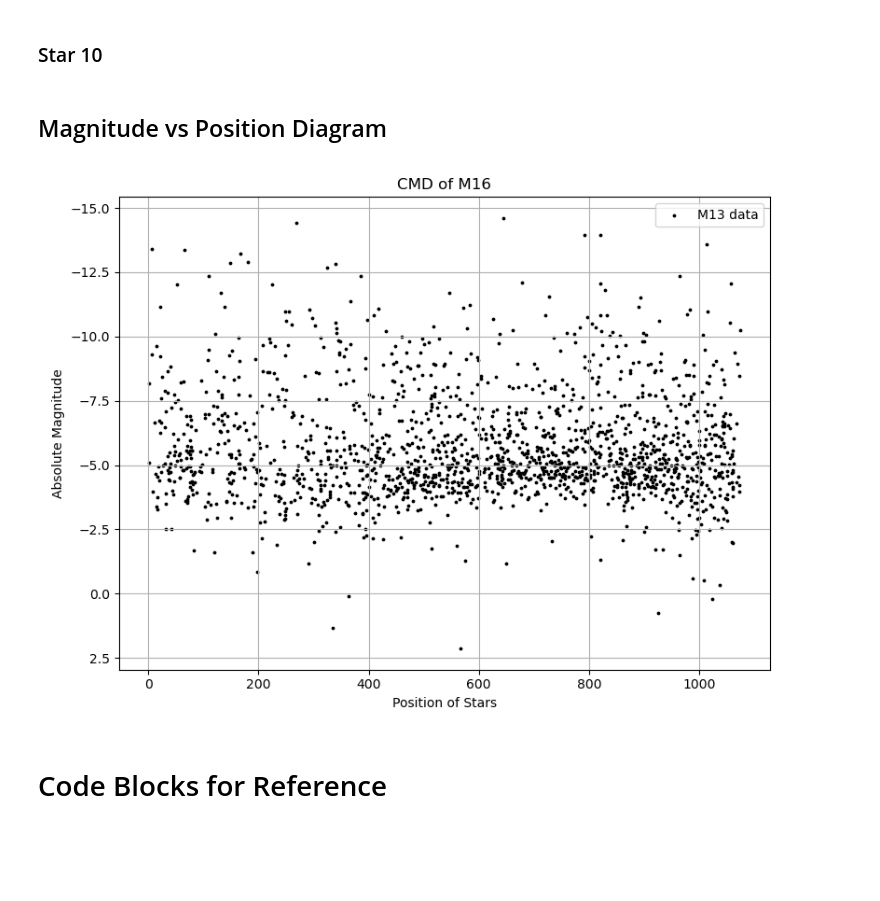
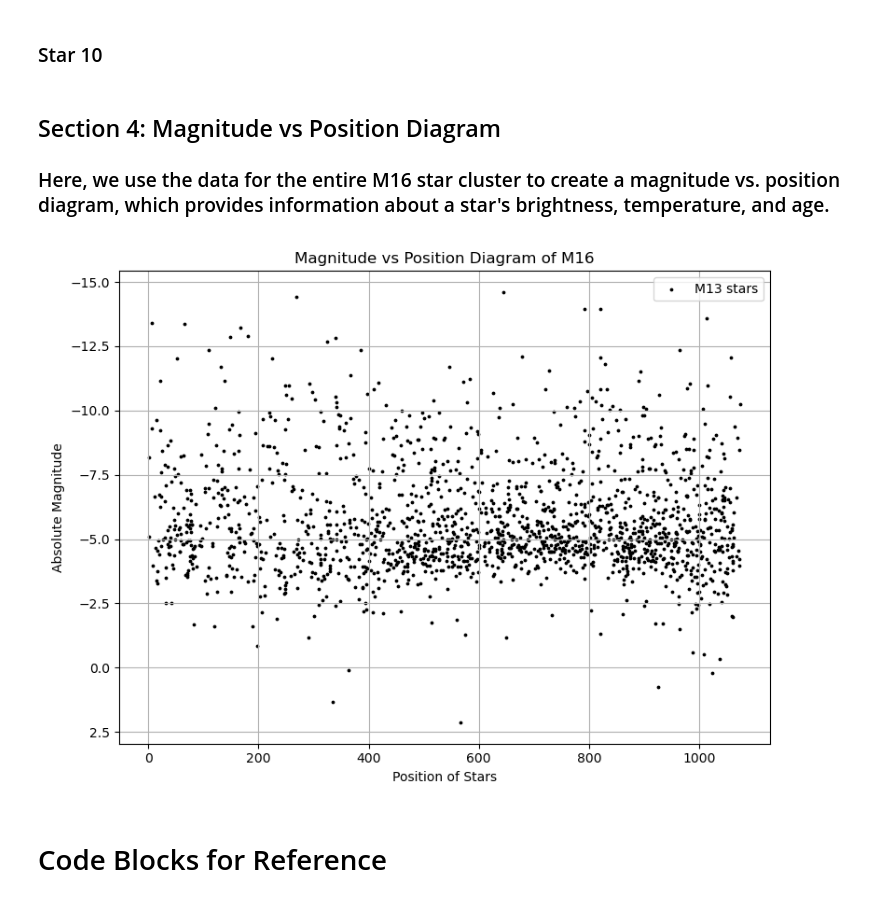
Before and after one commit to Ithea-EC/Photometry-Project-3, a Jupyter notebook: photometry_project.ipynb, the cells around one changed output. Saved outputs shown, nothing was run; the diff lists cells and outputs as text; code cells hidden in the pictures; blank space fills up the shorter version.

Commit message:
added more comments & tried to fix p vs m plot
as of right now, the p vs m plot has no correlation. this is likely due to the values that we are using

```diff
--- a/photometry_project.ipynb
+++ b/photometry_project.ipynb
@@ -322,7 +323,8 @@ m16_cutout9.fit_star_psf(m16_data, 790, 203, 15, ___)
 m16_cutout10 = ClusterAnalyzer(m16_file, m16_data, m16_hdu_list)
 m16_cutout10.fit_star_psf(m16_data, 564, 10, 15, ___)
 # %% [markdown]
-## Magnitude vs Position Diagram
+## Section 4: Magnitude vs Position Diagram
+### Here, we use the data for the entire M16 star cluster to create a magnitude vs. position diagram, which provides information about a star's brightness, temperature, and age.
 # %%
 import numpy as np
 import matplotlib.image as mpimg
@@ -333,30 +335,23 @@ import pandas as pd
 import astropy.io.fits as fits
 # %%
 
-magnitudesf1 = sources['mag'] #potential key for accessing magnitudes from HDU list
-
-# Creating arrays for g-band and r-band magnitudes
-#g_band = magnitudes[:, 1]
-#r_band = magnitudes[:, 2]
-
-# Calculating color (g - r)
-#color_data1 = magnitudesf2 - magnitudesf1
-
-# Plotting the CMD
+magnitudesf1 = sources['mag'] # accessing magnitude data
+#positionsf1 = (sources['x_centroid'], sources['y_centroid']) didn't work
+# Plotting the p v m
 plt.figure(figsize=(8, 6))
-plt.scatter(sources['x_centroid'], sources['mag'], s=3, color="black", label="M13 data")
+plt.scatter(sources['x_centroid'], magnitudesf1, s=3, color="black", label="M13 stars") #plotting x positions of stars vs their magnitudes
 plt.ylim()
-plt.gca().invert_yaxis()
+plt.gca().invert_yaxis() # invert y axis because the more negative the magnitude, the brighter the object
 plt.xlim()
-plt.title("CMD of M16")
+plt.title("Magnitude vs Position Diagram of M16")
 plt.ylabel("Absolute Magnitude")
 plt.xlabel("Position of Stars")
 plt.legend()
 plt.grid(True)
 plt.tight_layout()
 plt.show()
 # %% [output]
-[figure, old version]
+[figure, new version]
 # %% [markdown]
 # Code Blocks for Reference
 # %%
```
Also changed, not shown: parts of 5 cells of this notebook.
